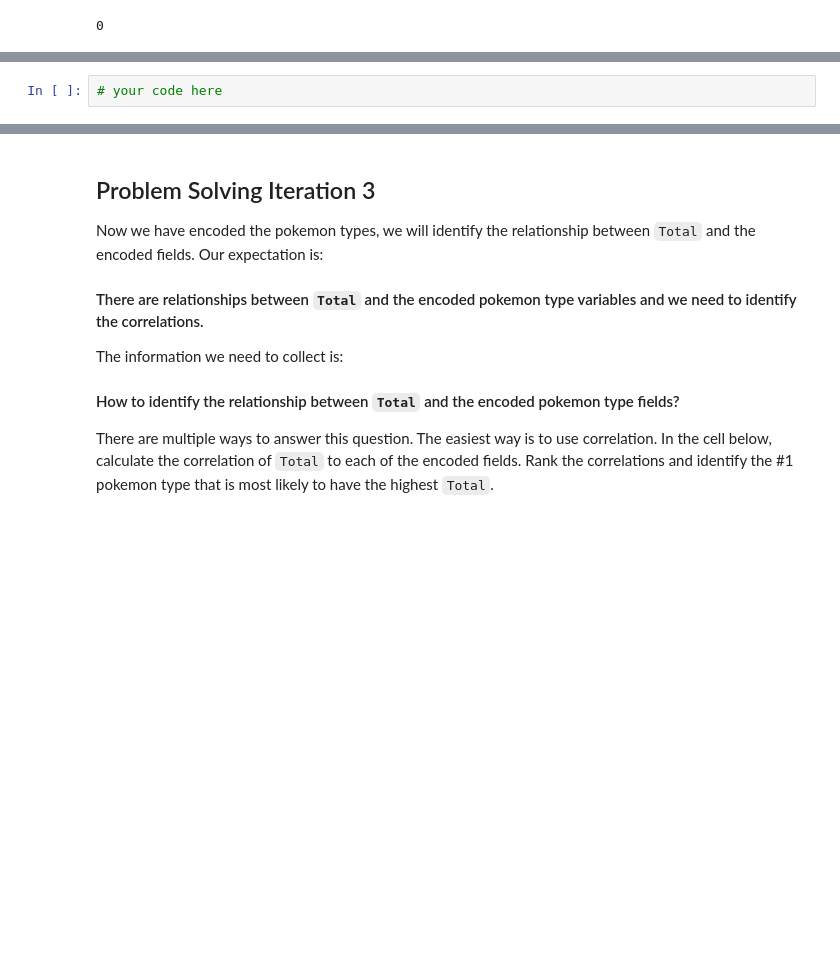
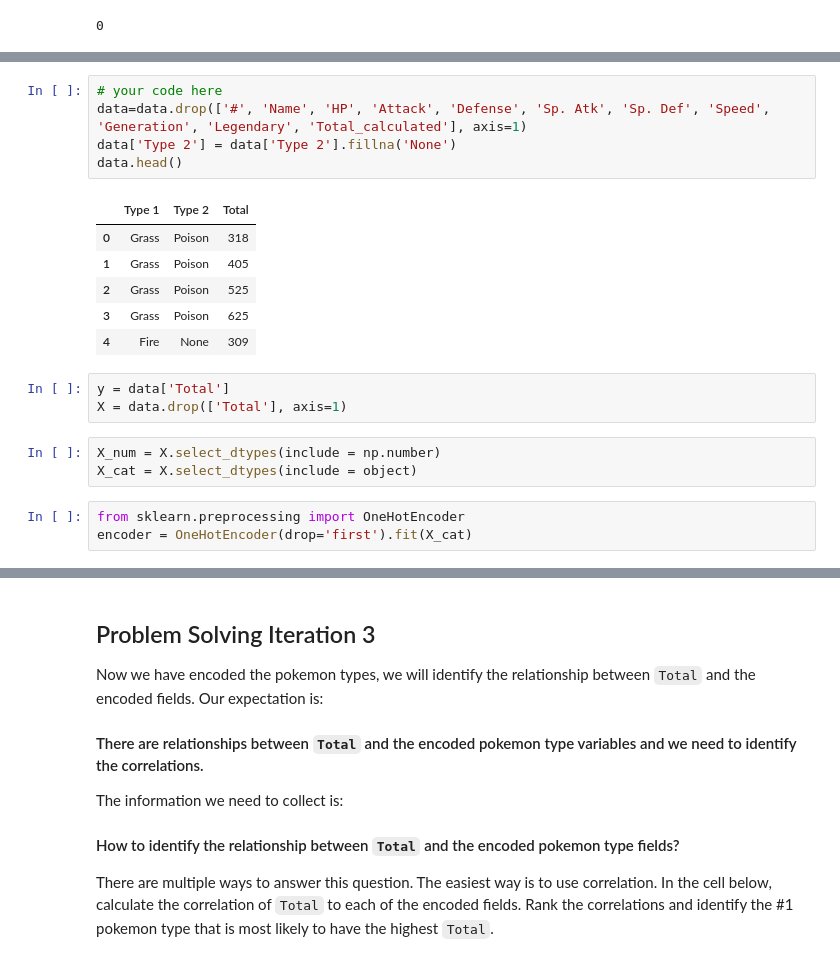
Before and after one commit to m-perez-da/lab-dataframe-calculations, a Jupyter notebook: your-code/challenge-2.ipynb, the cells around one changed output, grey strips where cells are left out. Cells and saved outputs as stored; diff of their text form; blank space fills up the shorter version.

```diff
--- a/your-code/challenge-2.ipynb
+++ b/your-code/challenge-2.ipynb
@@ -87,5 +87,24 @@ For instance, if a pokemon has `Type 1` as `Poison` and `Type 2` as `Fire`, then
 The new numerical variables you create should look like below:
 
 ![One Hot Encoding](../images/one-hot-encoding.png)
-# %%
-# your code here
+# %%
+# your code here
+data=data.drop(['#', 'Name', 'HP', 'Attack', 'Defense', 'Sp. Atk', 'Sp. Def', 'Speed', 'Generation', 'Legendary', 'Total_calculated'], axis=1)
+data['Type 2'] = data['Type 2'].fillna('None')
+data.head()
+# %% [output]
+|  | Type 1 | Type 2 | Total |
+| 0 | Grass | Poison | 318 |
+| 1 | Grass | Poison | 405 |
+| 2 | Grass | Poison | 525 |
+| 3 | Grass | Poison | 625 |
+| 4 | Fire | None | 309 |
+# %%
+y = data['Total']
+X = data.drop(['Total'], axis=1)
+# %%
+X_num = X.select_dtypes(include = np.number)
+X_cat = X.select_dtypes(include = object)
+# %%
+from sklearn.preprocessing import OneHotEncoder
+encoder = OneHotEncoder(drop='first').fit(X_cat)
```
Also changed, not shown: parts of 7 cells of this notebook.
